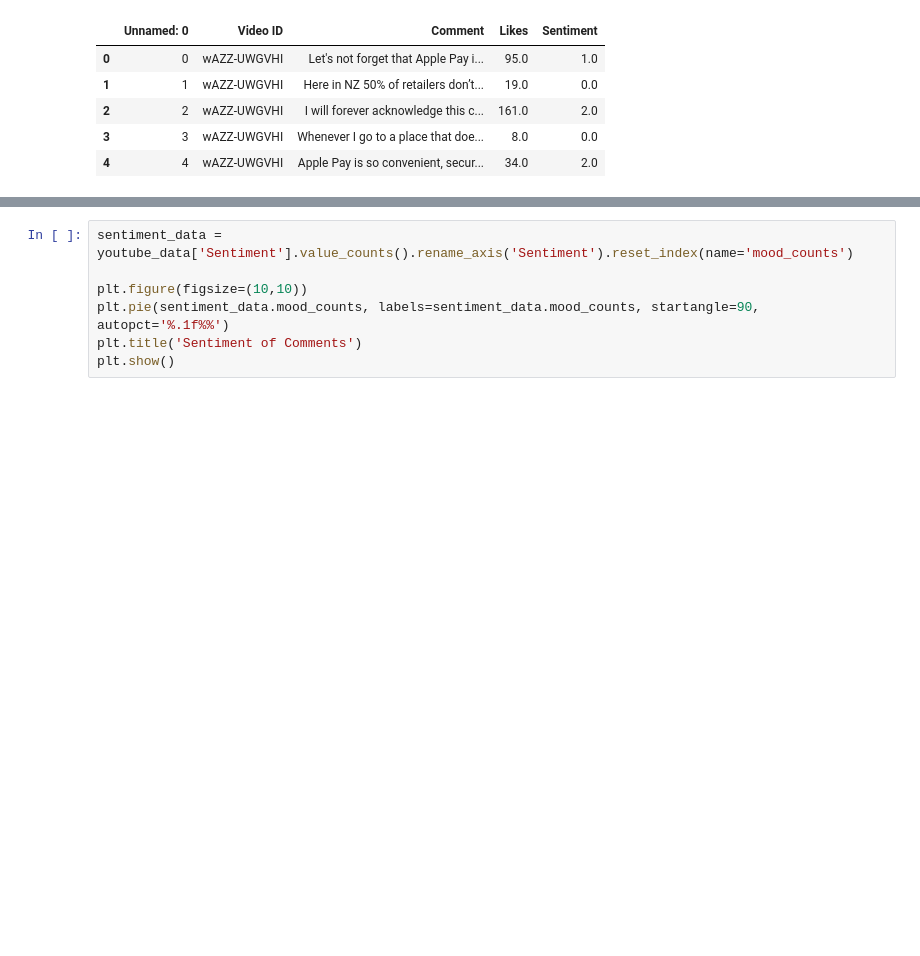
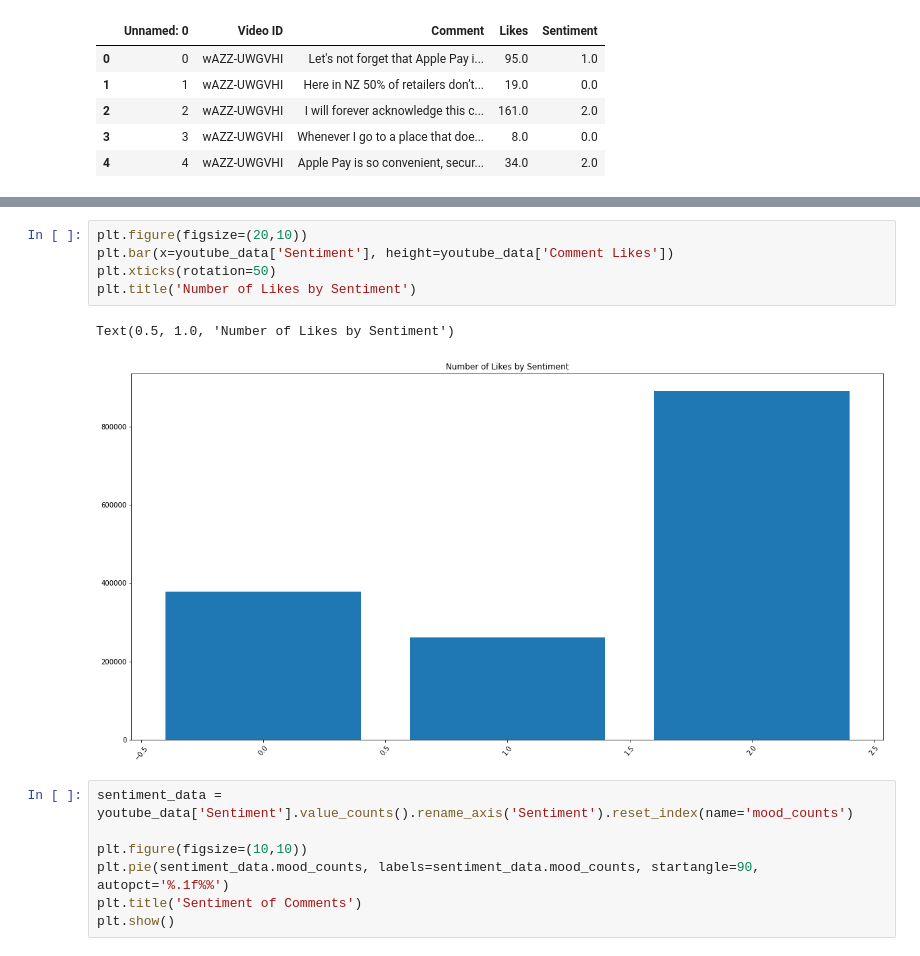
Before and after one commit to alishacopley/youtube_data_analysis, a Jupyter notebook: youtube_data_analysis.ipynb, the cells around one changed output, grey strips where cells are left out. Saved outputs shown, nothing was run; the diff lists cells and outputs as text; blank space fills up the shorter version.

Commit message:
added code to make a new bar chart

```diff
--- a/youtube_data_analysis.ipynb
+++ b/youtube_data_analysis.ipynb
@@ -70,6 +70,14 @@ youtube_data.head()
 | 2 | Apple Pay Is Killing the Physical... | wAZZ-UWGVHI | 2022-08-23 | tech | 3407.0 | 672.0 | 135612.0 | I will forever acknowledge this c... | 161.0 | ... |
 | 3 | Apple Pay Is Killing the Physical... | wAZZ-UWGVHI | 2022-08-23 | tech | 3407.0 | 672.0 | 135612.0 | Whenever I go to a place that doe... | 8.0 | ... |
 | 4 | Apple Pay Is Killing the Physical... | wAZZ-UWGVHI | 2022-08-23 | tech | 3407.0 | 672.0 | 135612.0 | Apple Pay is so convenient, secur... | 34.0 | ... |
+# %%
+plt.figure(figsize=(20,10))
+plt.bar(x=youtube_data['Sentiment'], height=youtube_data['Comment Likes'])
+plt.xticks(rotation=50)
+plt.title('Number of Likes by Sentiment')
+# %% [output]
+Text(0.5, 1.0, 'Number of Likes by Sentiment')
+[figure, added]
 # %%
 sentiment_data = youtube_data['Sentiment'].value_counts().rename_axis('Sentiment').reset_index(name='mood_counts')
 
```
